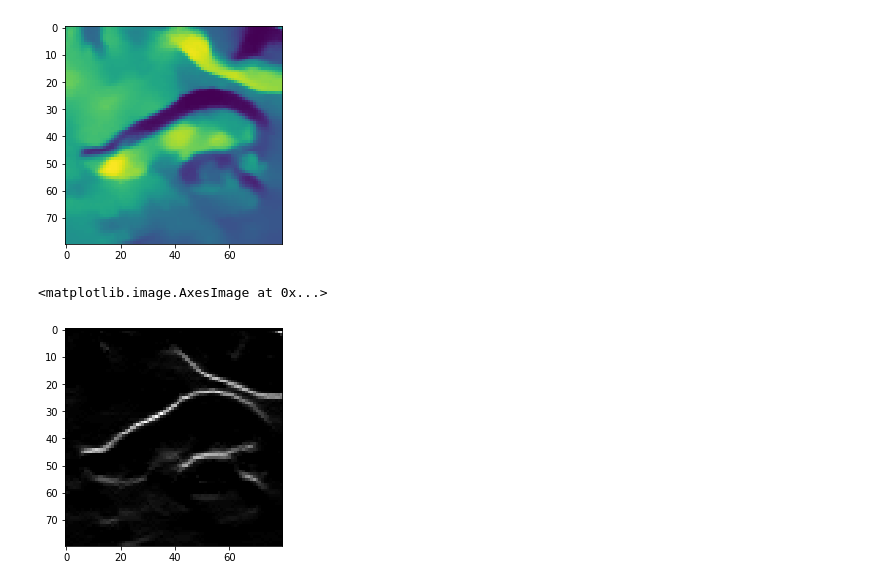
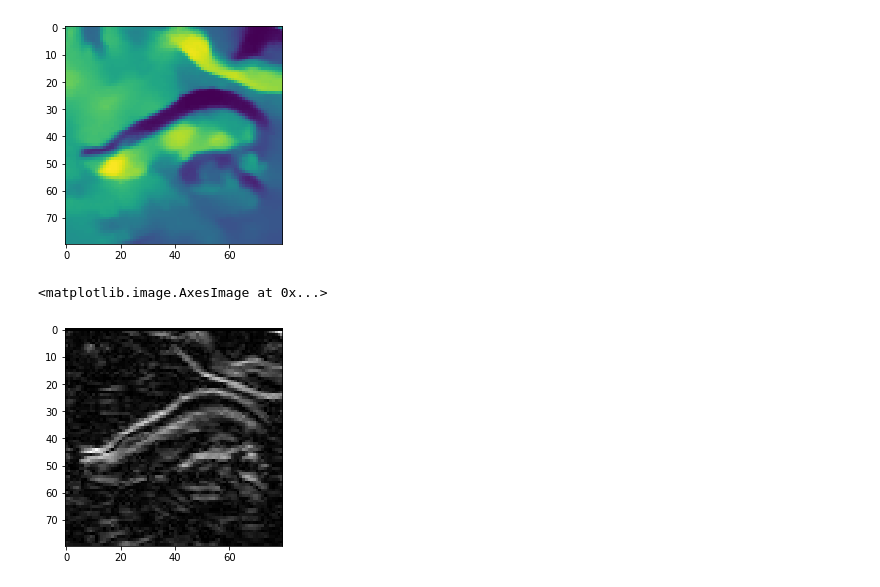
Before and after one commit to chris-seals/sea_lion_counting, a Jupyter notebook: exploratory/alternative smoothing tests.ipynb, the cells around one changed output. Cells and saved outputs as stored; diff of their text form; code cells hidden in the pictures.

```diff
--- a/exploratory/alternative smoothing tests.ipynb
+++ b/exploratory/alternative smoothing tests.ipynb
@@ -55,11 +64,12 @@ plt.imshow(image)
 <matplotlib.image.AxesImage at 0x...>
 [figure]
 # %%
-des = cv2.morphologyEx(image,cv2.MORPH_BLACKHAT,(5,5))
+image = cv2.imread(path, cv2.IMREAD_GRAYSCALE)
+des = cv2.morphologyEx(image,cv2.MORPH_GRADIENT,(11,11))
 plt.imshow(des,cmap=plt.cm.gray)
 # %% [output]
 <matplotlib.image.AxesImage at 0x...>
-[figure, old version]
+[figure, new version]
 # %%
 img = des.copy()
 # %%
```
Also changed, not shown: parts of 15 cells of this notebook.
